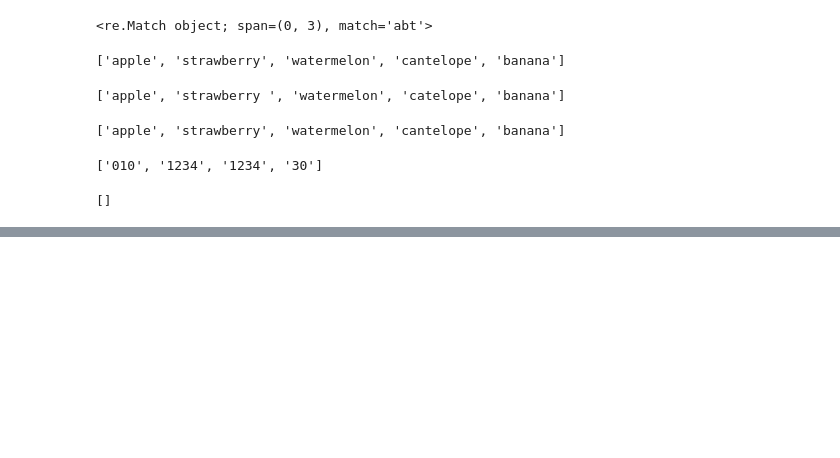
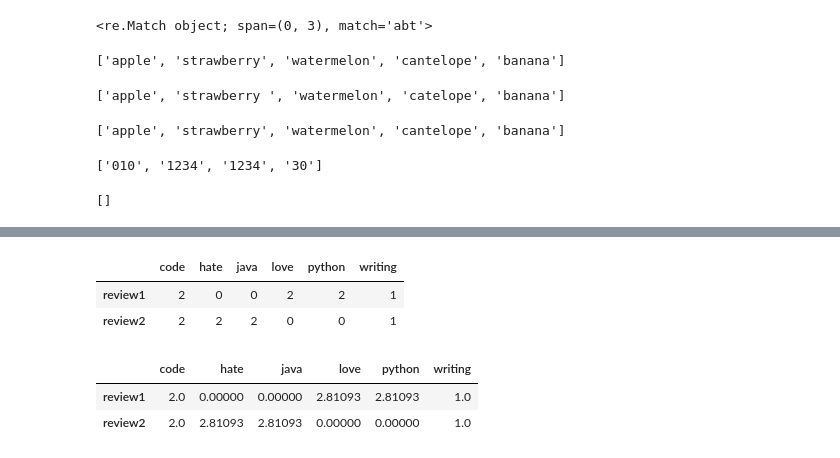
Before and after one commit to ms624atyale/Exercise, a Jupyter notebook: 파이썬과외_Exercise3.ipynb, the cells around one changed output, grey strips where cells are left out. Cells and saved outputs as stored; diff of their text form; code cells hidden in the pictures; blank space fills up the shorter version.

```diff
--- a/파이썬과외_Exercise3.ipynb
+++ b/파이썬과외_Exercise3.ipynb
@@ -1123,0 +1809,49 @@ re.findall("\str+", text)
+# %%
+#Bag of Words
+#Classifiers and learning algorithms expect numerical feature vectors rather than raw text documents.
+#The Bag of Words (BoW) model is a representation that turns text into fixed-length vectors.
+
+import pandas as pd
+from sklearn.feature_extraction.text import CountVectorizer
+text = ["I love writing code in Python. I love Python code",
+        "I hate writing code in Java. I hate Java code"]
+
+df = pd.DataFrame({'review': ['review1', 'review2'], 'text':text})
+cv = CountVectorizer(stop_words = 'english')
+cv_matrix = cv.fit_transform(df['text'])
+df_dtm = pd.DataFrame(cv_matrix.toarray(),
+                     index = df['review'].values,
+                     columns = cv.get_feature_names())
+df_dtm
+
+#import pandas as pd
+#from sklearn.feature_extraction.text import CountVectorizer
+#text = ["I love writing code in Python. I love Python code",
+#        "I hate writing code in Java. I hate Java code"]
+#df = pd.DataFrame({'review': ['review1', 'review2'], 'text':text})
+#cv = CountVectorizer(stop_words='english')
+#cv_matrix = cv.fit_transform(df['text'])
+#df_dtm = pd.DataFrame(cv_matrix.toarray(),
+#                      index=df['review'].values,
+#                      columns=cv.get_feature_names())
+#df_dtm
+# %% [output]
+|  | code | hate | java | love | python | writing |
+| review1 | 2 | 0 | 0 | 2 | 2 | 1 |
+| review2 | 2 | 2 | 2 | 0 | 0 | 1 |
+# %%
+import pandas as pd
+from sklearn.feature_extraction.text import TfidfVectorizer
+text = ["I love writing code in Python. I love Python code",
+        "I hate writing code in Java. I hate Java code"]
+df = pd.DataFrame({'review': ['review1', 'review2'], 'text':text})
+tfidf = TfidfVectorizer(stop_words='english', norm=None)
+tfidf_matrix = tfidf.fit_transform(df['text'])
+df_dtm = pd.DataFrame(tfidf_matrix.toarray(),
+                      index=df['review'].values,
+                      columns=tfidf.get_feature_names())
+df_dtm
+# %% [output]
+|  | code | hate | java | love | python | writing |
+| review1 | 2.0 | 0.00000 | 0.00000 | 2.81093 | 2.81093 | 1.0 |
+| review2 | 2.0 | 2.81093 | 2.81093 | 0.00000 | 0.00000 | 1.0 |
```
Also changed, not shown: parts of 51 cells of this notebook.
